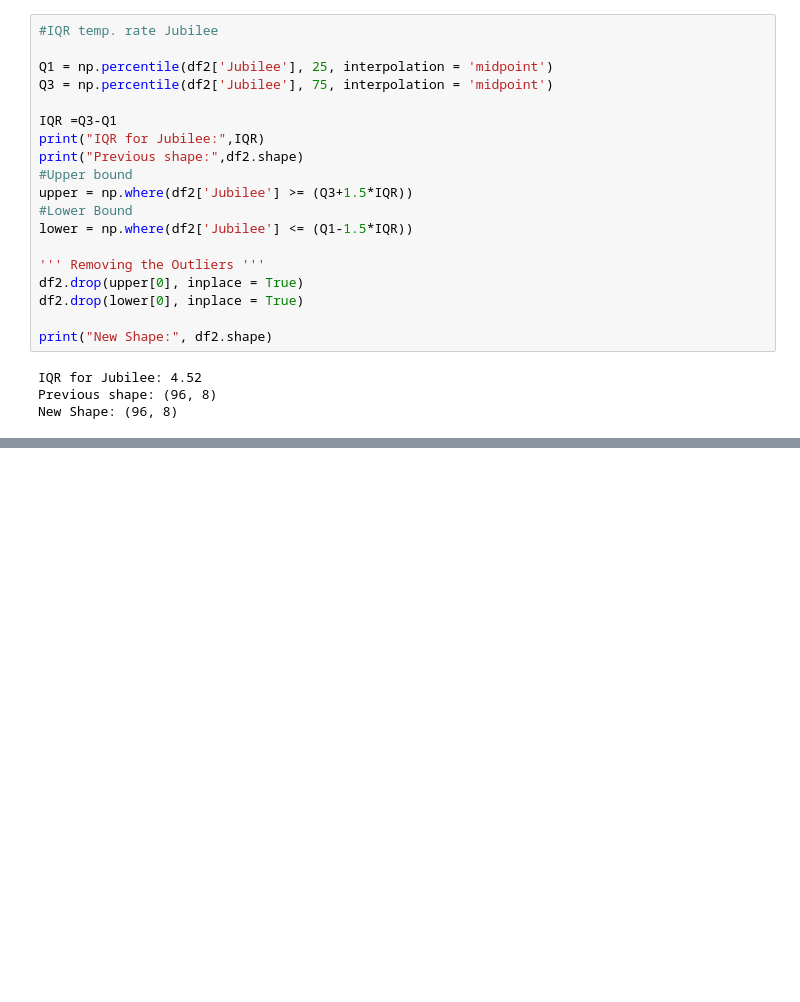
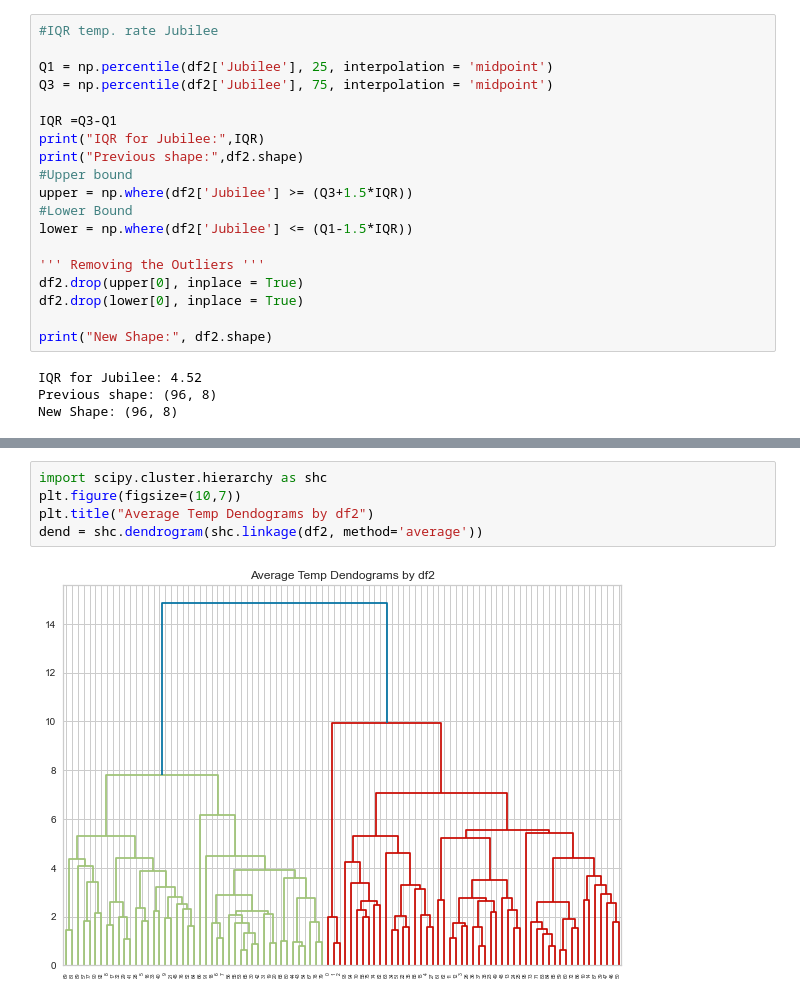
Before and after one commit to bhaumik8/MSc-Project, a Jupyter notebook: London_underground_average_monthly_temperatures.ipynb, the cells around one changed output, grey strips where cells are left out. Drawn from its saved outputs; the diff is of its cells as text; blank space fills up the shorter version.

```diff
--- a/London_underground_average_monthly_temperatures.ipynb
+++ b/London_underground_average_monthly_temperatures.ipynb
@@ -194,0 +255,7 @@ plt.bar(df2['Central'],df2['Jubilee'])
+# %%
+import scipy.cluster.hierarchy as shc
+plt.figure(figsize=(10,7))
+plt.title("Average Temp Dendograms by df2")
+dend = shc.dendrogram(shc.linkage(df2, method='average'))
+# %% [output]
+[figure, added]
```
Also changed, not shown: parts of 11 cells of this notebook.
